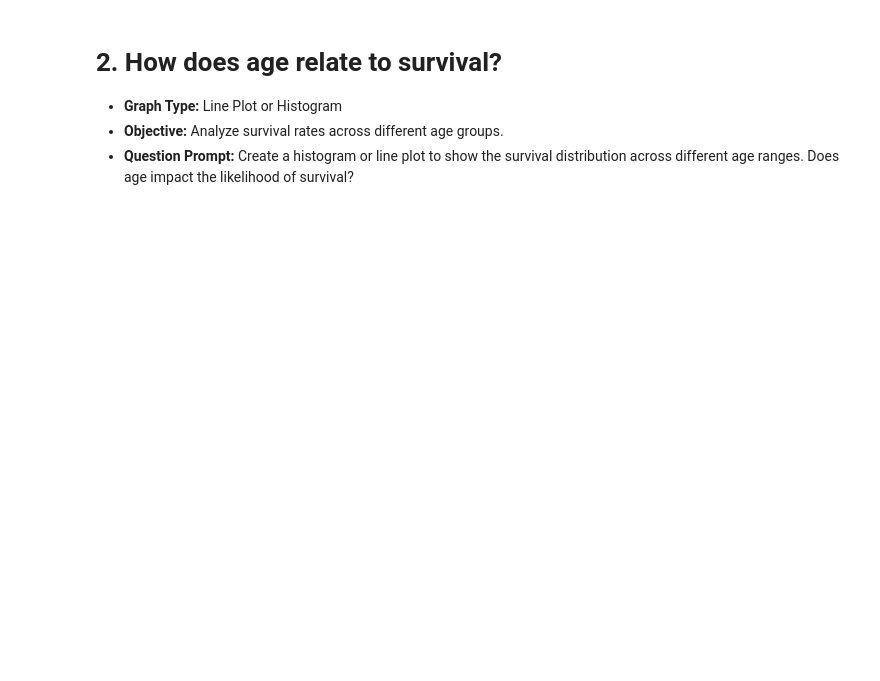
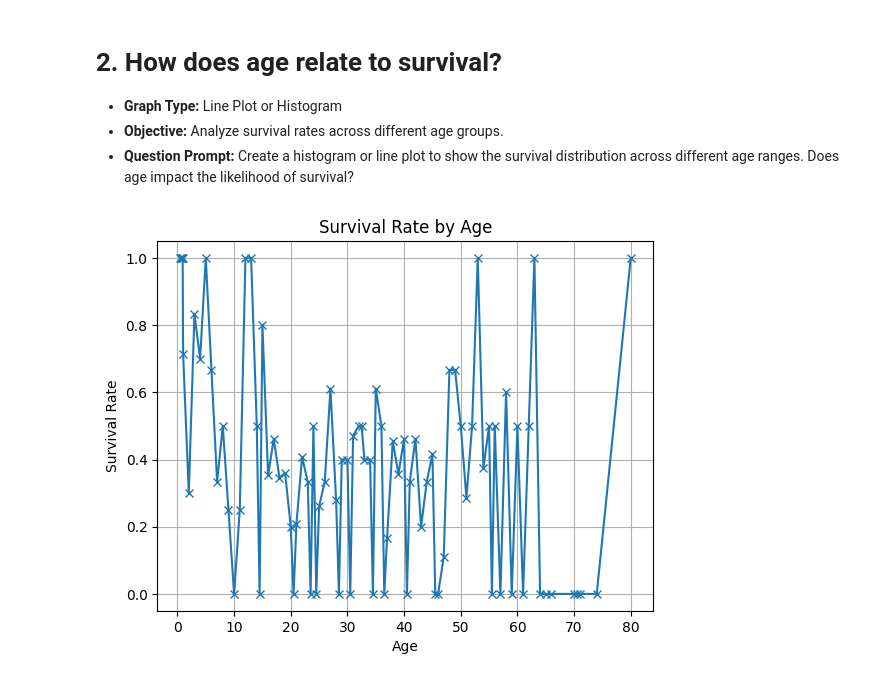
Before and after one commit to Rich-Bryan/Data_Anal, a Jupyter notebook: Data_Anal/ICA_titanic_graph.ipynb, the cells around one changed output. Drawn from its saved outputs; the diff is of its cells as text; code cells hidden in the pictures; blank space fills up the shorter version.

```diff
--- a/Data_Anal/ICA_titanic_graph.ipynb
+++ b/Data_Anal/ICA_titanic_graph.ipynb
@@ -106,3 +119,14 @@ import matplotlib.pyplot as plt
 - **Graph Type:** Line Plot or Histogram
 - **Objective:** Analyze survival rates across different age groups.
 - **Question Prompt:** Create a histogram or line plot to show the survival distribution across different age ranges. Does age impact the likelihood of survival?
+# %%
+survival_by_age = df.groupby('Age')['Survived'].mean()
+
+plt.plot(survival_by_age.index,survival_by_age.values, marker='x')
+plt.title("Survival Rate by Age")
+plt.xlabel("Age")
+plt.ylabel("Survival Rate")
+plt.grid()
+plt.show()
+# %% [output]
+[figure, added]
```
Also changed, not shown: parts of 17 cells of this notebook, 12 other files.
